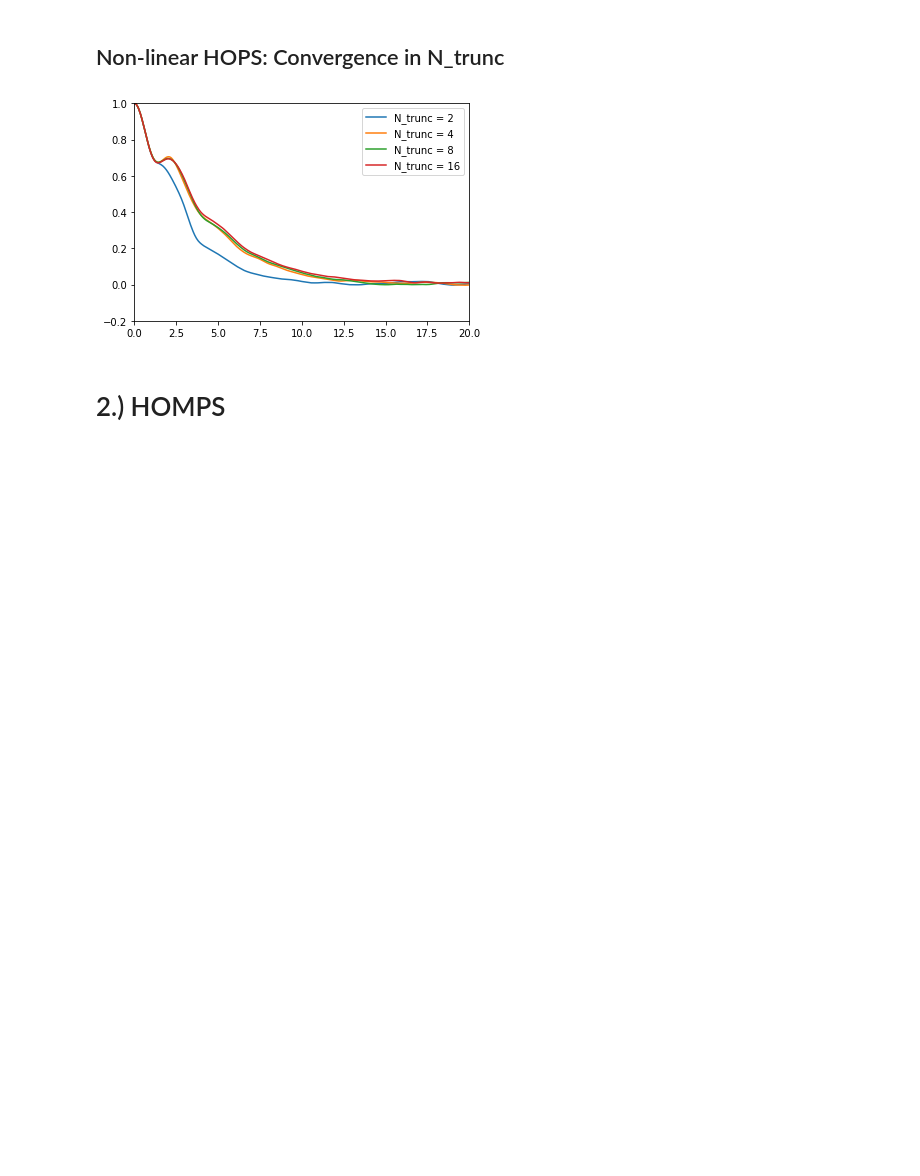
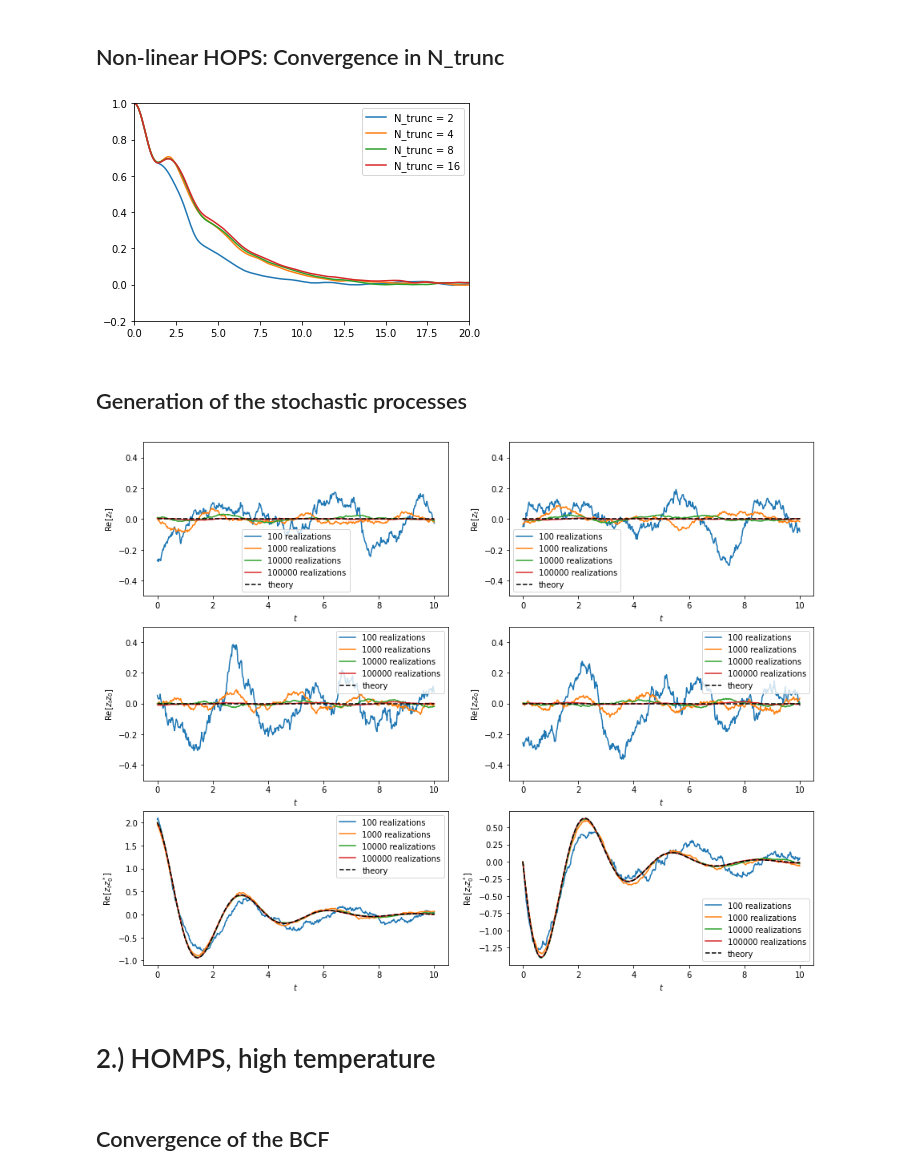
Before and after one commit to SnackerBit/HOPS, a Jupyter notebook: production/plots.ipynb, the cells around one changed output. Cells and saved outputs as stored; diff of their text form; code cells hidden in the pictures; blank space fills up the shorter version.

```diff
--- a/production/plots.ipynb
+++ b/production/plots.ipynb
@@ -136,3 +132,5 @@ with open("final/simple_hops_nonlinear_N_trunc_convergence.txt", "w+") as file:
         for j in range(len(N_trunc_list)):
             line += " " + str(sigma_zs_list[j][i])
         file.write(line + "\n")
+# %% [markdown]
+## Generation of the stochastic processes
@@ -138,0 +139,9 @@ with open("final/simple_hops_nonlinear_N_trunc_convergence.txt", "w+") as file:
+# %%
+g = np.array([2])
+w = np.array([0.5+2j])
+t_start = 0
+t_stop = 10
+N_steps = 500
+taus = np.linspace(t_start, t_stop, N_steps)
+alphas = bath_correlation_function.alpha(taus, g, w)
+N_samples_list = [100, 1000, 10000, 100000]
@@ -138,0 +170,45 @@ with open("final/simple_hops_nonlinear_N_trunc_convergence.txt", "w+") as file:
+# %%
+figure, axarray = plt.subplots(3, 2, figsize=(15, 12))
+# mean
+for i, N_samples in enumerate(N_samples_list):
+    axarray[0, 0].plot(taus, z_t_Re[i], label=str(N_samples) + " realizations")
+    axarray[0, 1].plot(taus, z_t_Im[i], label=str(N_samples) + " realizations")
+axarray[0, 0].plot([t_start, t_stop], [0, 0], "--", label="theory", color="black")
+axarray[0, 0].set_xlabel(r"$t$")
+axarray[0, 0].set_ylabel(r"Re[$z_t$]")
+axarray[0, 0].set_ylim(-0.5, 0.5)
+axarray[0, 0].legend()
+axarray[0, 1].plot([t_start, t_stop], [0, 0], "--", label="theory", color="black")
+axarray[0, 1].set_xlabel(r"$t$")
+axarray[0, 1].set_ylabel(r"Re[$z_t$]")
+axarray[0, 1].set_ylim(-0.5, 0.5)
+axarray[0, 1].legend()
+# covariance
+for i, N_samples in enumerate(N_samples_list):
+    axarray[1, 0].plot(taus, z_t_z_0_Re[i], label=str(N_samples) + " realizations")
+    axarray[1, 1].plot(taus, z_t_z_0_Im[i], label=str(N_samples) + " realizations")
+axarray[1, 0].plot([t_start, t_stop], [0, 0], "--", label="theory", color="black")
+axarray[1, 0].set_xlabel(r"$t$")
+axarray[1, 0].set_ylabel(r"Re[$z_tz_0$]")
+axarray[1, 0].set_ylim(-0.5, 0.5)
+axarray[1, 0].legend()
+axarray[1, 1].plot([t_start, t_stop], [0, 0], "--", label="theory", color="black")
+axarray[1, 1].set_xlabel(r"$t$")
+axarray[1, 1].set_ylabel(r"Re[$z_tz_0$]")
+axarray[1, 1].set_ylim(-0.5, 0.5)
+axarray[1, 1].legend()
+# complex covariance
+for i, N_samples in enumerate(N_samples_list):
+    axarray[2, 0].plot(taus, z_t_z_0_c_Re[i], label=str(N_samples) + " realizations")
+    axarray[2, 1].plot(taus, z_t_z_0_c_Im[i], label=str(N_samples) + " realizations")
+axarray[2, 0].plot(taus, np.real(alphas), "--", label="theory", color="black")
+axarray[2, 0].set_xlabel(r"$t$")
+axarray[2, 0].set_ylabel(r"Re[$z_tz_0^*$]")
+axarray[2, 0].legend()
+axarray[2, 1].plot(taus, np.imag(alphas), "--", label="theory", color="black")
+axarray[2, 1].set_xlabel(r"$t$")
+axarray[2, 1].set_ylabel(r"Re[$z_tz_0^*$]")
+axarray[2, 1].legend()
+plt.show()
+# %% [output]
+[figure, added]
@@ -139,2 +231,4 @@ with open("final/simple_hops_nonlinear_N_trunc_convergence.txt", "w+") as file:
 # %% [markdown]
-# 2.) HOMPS
+# 2.) HOMPS, high temperature
+# %% [markdown]
+## Convergence of the BCF
```
Also changed, not shown: parts of 28 cells of this notebook, 44 other files.
